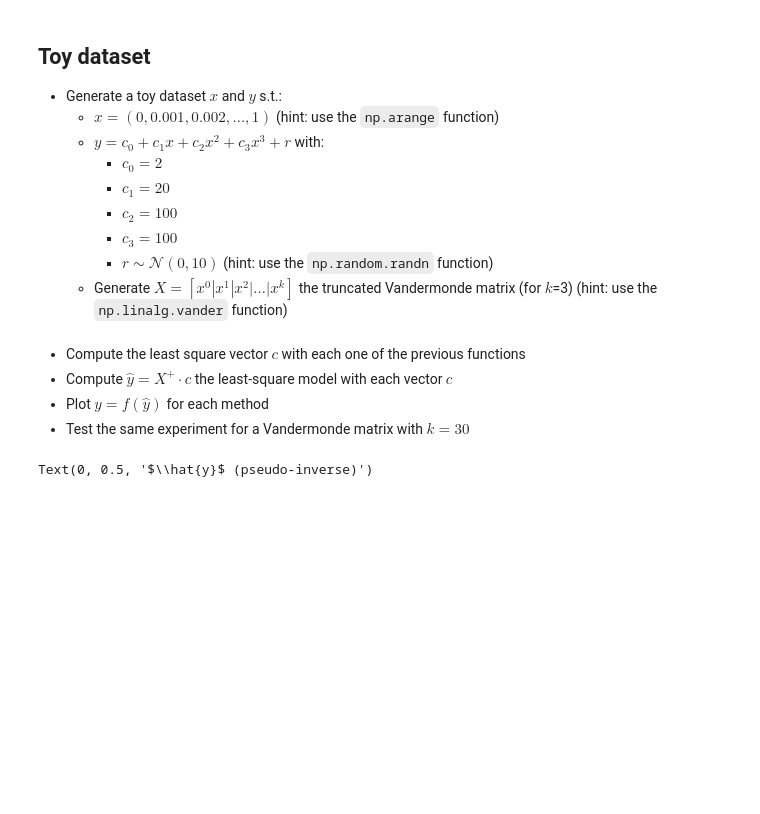
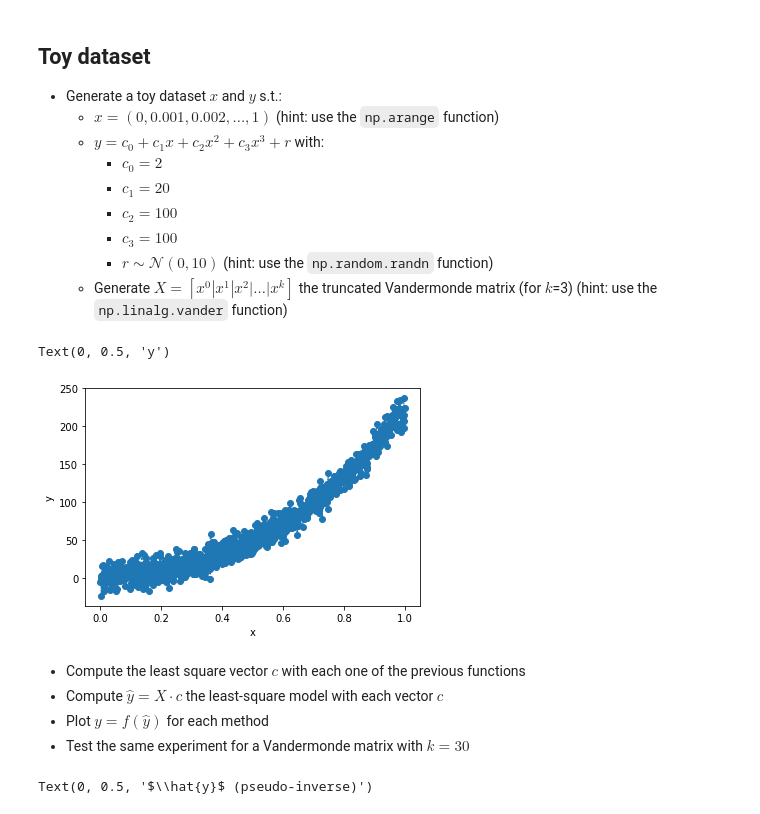
Before and after one commit to SergioPeignier/SergioPeignier.github.io, a Jupyter notebook: linear_algebra/ipynb/Regression/Linear_Regression_questions.ipynb, the cells around one changed output. Saved outputs shown, nothing was run; the diff lists cells and outputs as text; code cells hidden in the pictures; blank space fills up the shorter version.

```diff
--- a/linear_algebra/ipynb/Regression/Linear_Regression_questions.ipynb
+++ b/linear_algebra/ipynb/Regression/Linear_Regression_questions.ipynb
@@ -48,6 +49,16 @@ X = np.vander(#write your code)
+# %%
+x = np.arange(0,1.001,0.001)
+y = 2+20*x + 100*x**2 + 100*x**3 + np.random.randn(len(x))*10
+X = np.vander(x,4,increasing=True)
+plt.plot(x,y,"o:")
+plt.xlabel("x")
+plt.ylabel("y")
+# %% [output]
+Text(0, 0.5, 'y')
+[figure, added]
 # %% [markdown]
 + Compute the least square vector $c$ with each one of the previous functions
-+ Compute $\hat{y} = X^+ \cdot c$ the least-square model with each vector $c$
++ Compute $\hat{y} = X \cdot c$ the least-square model with each vector $c$
 + Plot $y = f(\hat{y})$ for each method
 + Test the same experiment for a Vandermonde matrix with $k=30$
 # %%
```
Also changed, not shown: parts of 12 cells of this notebook, 1 other file.
